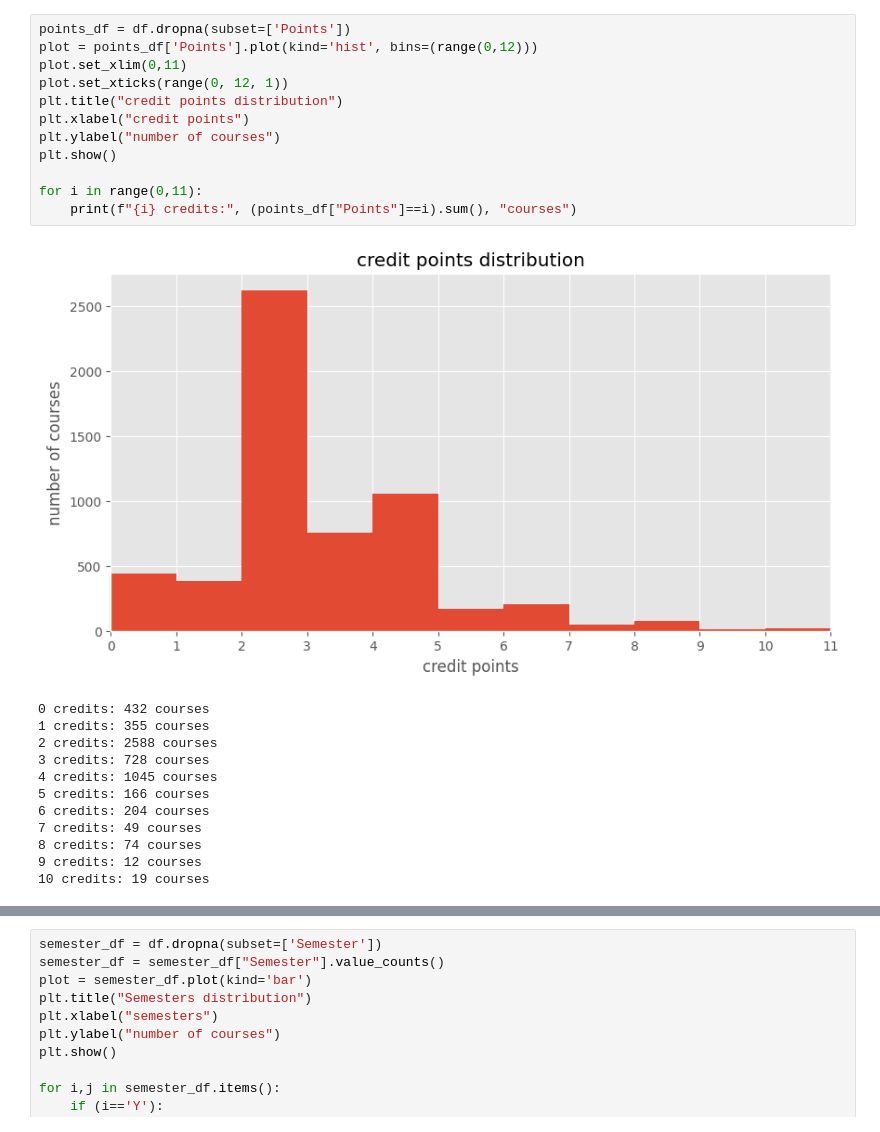
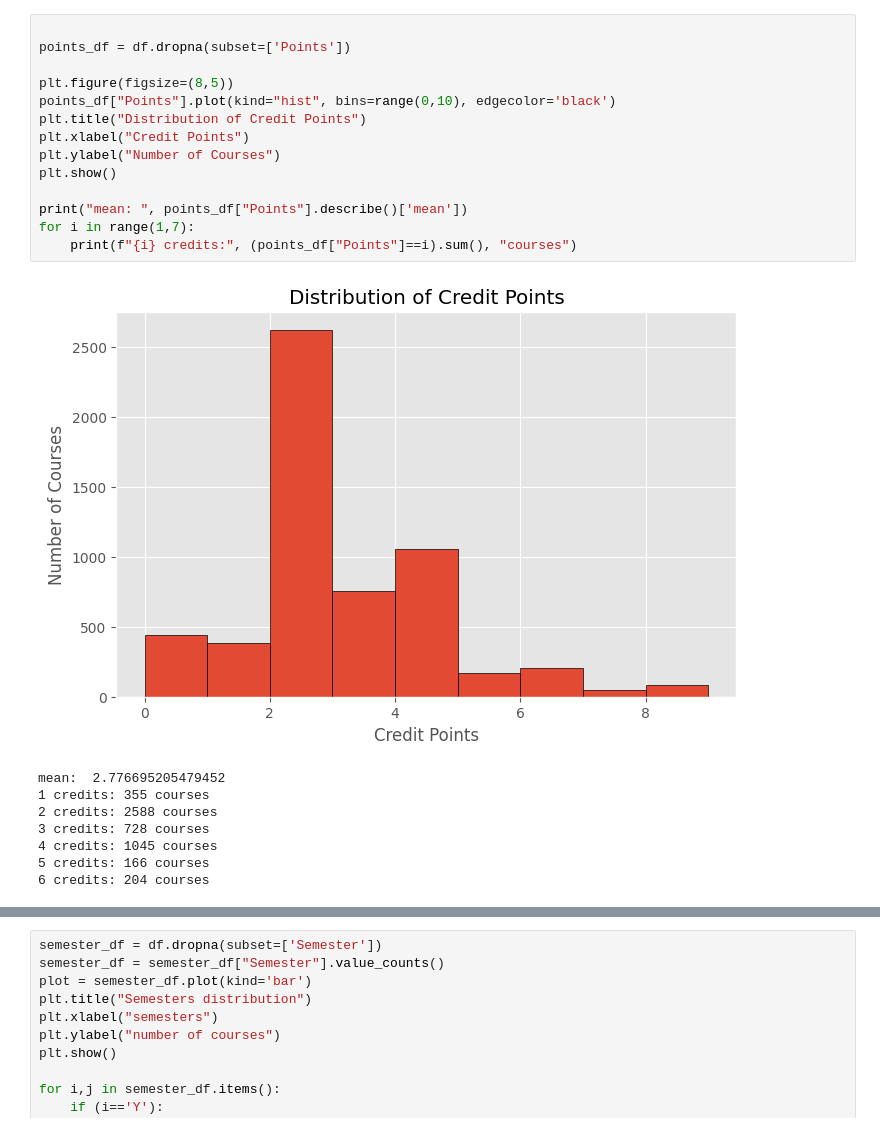
Before and after one commit to BaruchWolfson144/huji_courses_analysis, a Jupyter notebook: analysis/01_basic_statistic.ipynb, the cells around one changed output, grey strips where cells are left out. Drawn from its saved outputs; the diff is of its cells as text.

```diff
--- a/analysis/01_basic_statistic.ipynb
+++ b/analysis/01_basic_statistic.ipynb
@@ -45,25 +47,23 @@ df
 # %%
+
 points_df = df.dropna(subset=['Points'])
-plot = points_df['Points'].plot(kind='hist', bins=(range(0,12)))
-plot.set_xlim(0,11)
-plot.set_xticks(range(0, 12, 1))
-plt.title("credit points distribution")
-plt.xlabel("credit points")
-plt.ylabel("number of courses")
+
+plt.figure(figsize=(8,5))
+points_df["Points"].plot(kind="hist", bins=range(0,10), edgecolor='black')
+plt.title("Distribution of Credit Points")
+plt.xlabel("Credit Points")
+plt.ylabel("Number of Courses")
 plt.show()
 
-for i in range(0,11):
+print("mean: ", points_df["Points"].describe()['mean'])
+for i in range(1,7):
     print(f"{i} credits:", (points_df["Points"]==i).sum(), "courses")
 # %% [output]
-[figure, old version]
+[figure, new version]
-0 credits: 432 courses
+mean:  2.776695205479452
 1 credits: 355 courses
 2 credits: 2588 courses
 3 credits: 728 courses
 4 credits: 1045 courses
 5 credits: 166 courses
 6 credits: 204 courses
-7 credits: 49 courses
-8 credits: 74 courses
-9 credits: 12 courses
-10 credits: 19 courses
```
Also changed, not shown: parts of 9 cells of this notebook.
